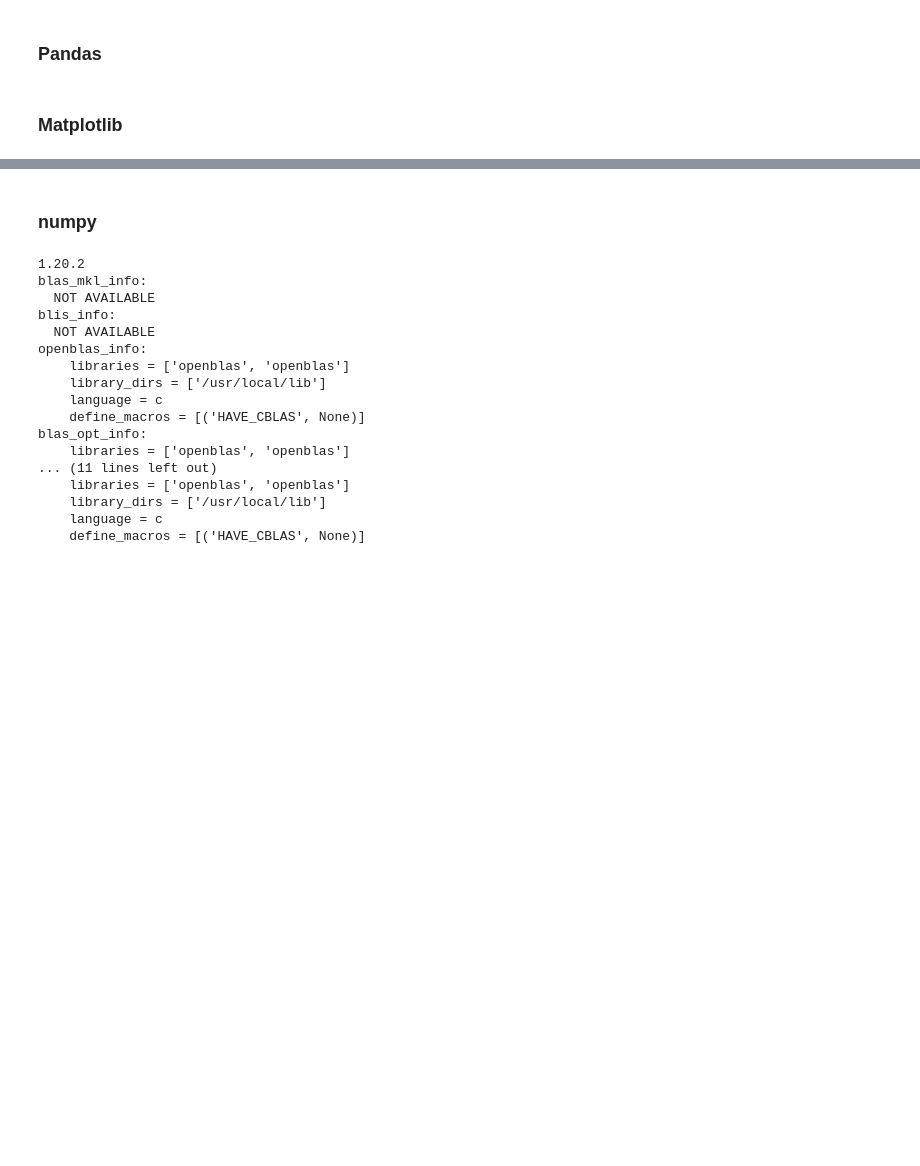
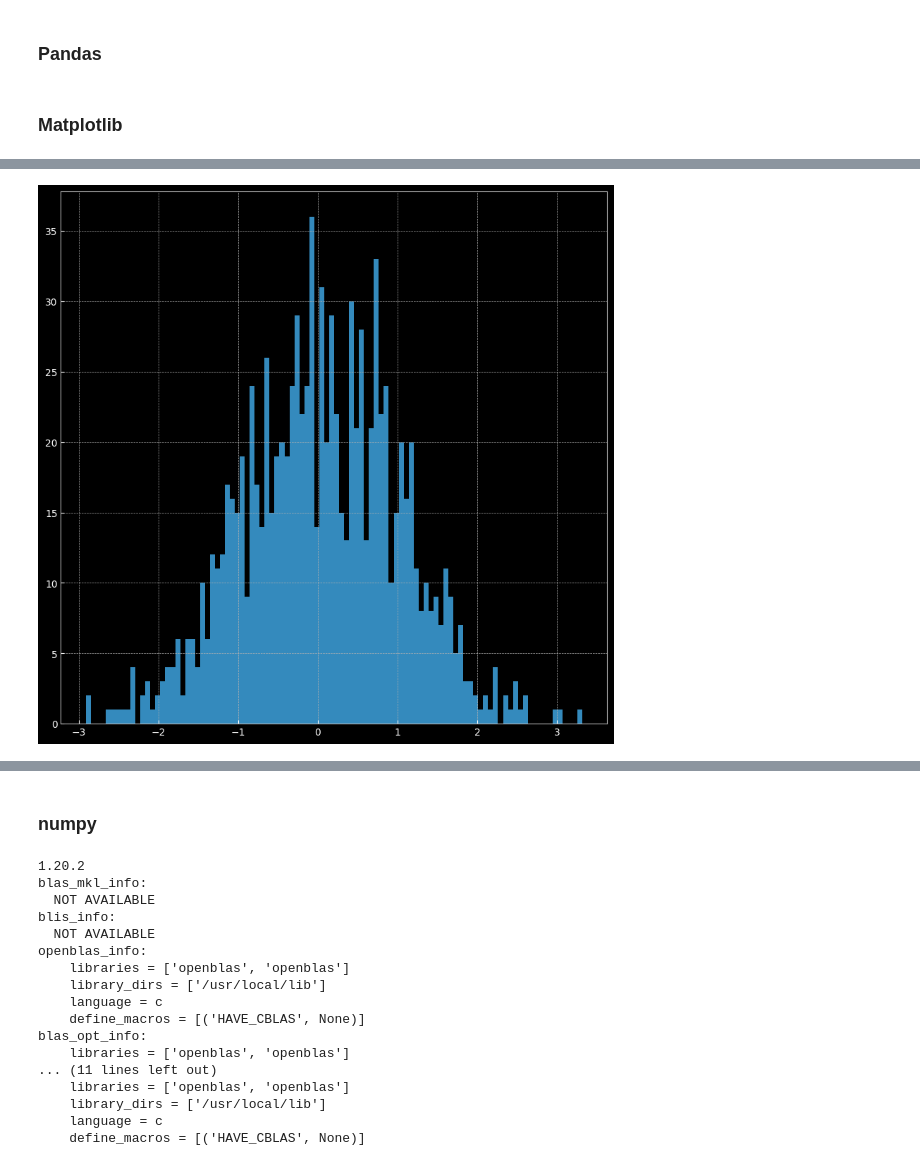
Before and after one commit to Qingfeng-Yao/Code-Repository, a Jupyter notebook: leetcodes/basics.ipynb, the cells around one changed output, grey strips where cells are left out. Saved outputs shown, nothing was run; the diff lists cells and outputs as text; code cells hidden in the pictures; blank space fills up the shorter version.

```diff
--- a/leetcodes/basics.ipynb
+++ b/leetcodes/basics.ipynb
@@ -1156,0 +1164,7 @@ pd.set_option('display.max_columns', 500)
+# %%
+# 自定义res可视化库
+from res.plot_lib import set_default
+set_default()
+plt.hist(torch.randn(1000).numpy(), 100);
+# %% [output]
+[figure, added]
```
Also changed, not shown: parts of 21 cells of this notebook, 3 other files.
